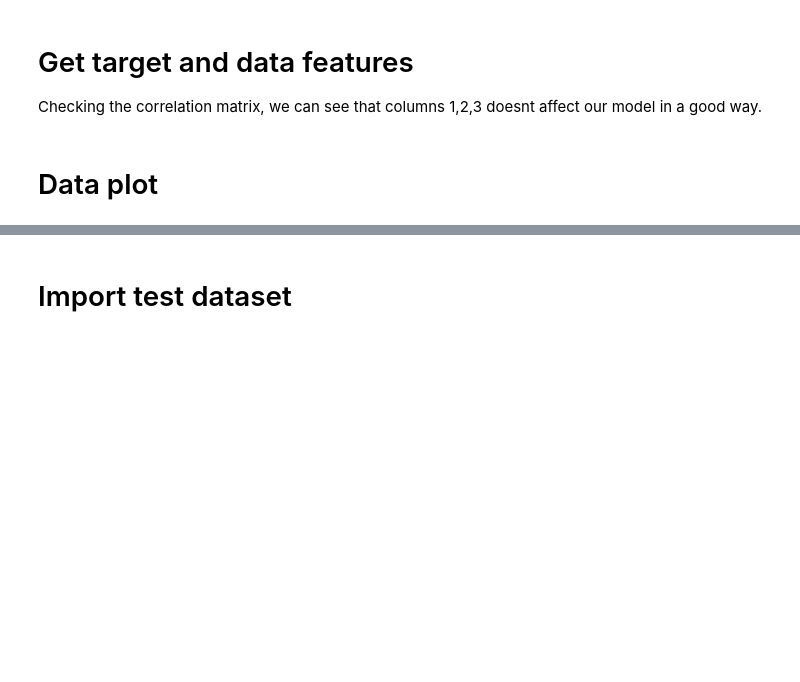
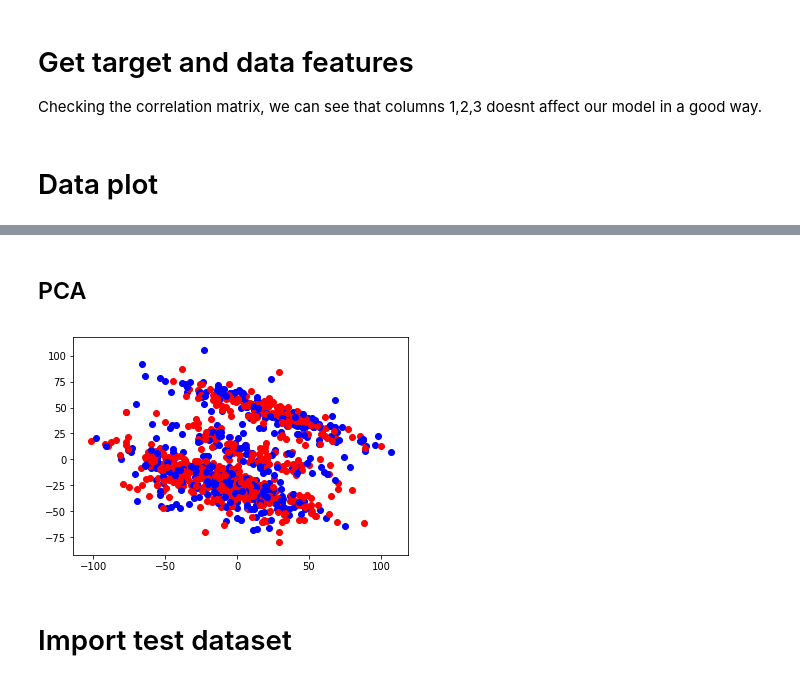
Before and after one commit to Machine-Learning-FGA/Dota2-Games-Results, a Jupyter notebook: Training customize table.ipynb, the cells around one changed output, grey strips where cells are left out. Drawn from its saved outputs; the diff is of its cells as text; code cells hidden in the pictures; blank space fills up the shorter version.

```diff
--- a/Training customize table.ipynb
+++ b/Training customize table.ipynb
@@ -66,3 +68,19 @@ plt.show()
+# %% [markdown]
+## PCA
+# %%
+from sklearn.decomposition import PCA
+pca = PCA(n_components=2)
+pca.fit(dados)
+dados_pca = pca.fit_transform(dados)
+
+for xis in range(len(dados_pca)):
+    if real_dataset.iloc[:, 0][xis] == 1:
+        plt.scatter(dados_pca[xis][0], dados_pca[xis][1], c='red')
+    else:
+        plt.scatter(dados_pca[xis][0], dados_pca[xis][1], c='blue')
+plt.show()
+# %% [output]
+[figure, added]
 # %% [markdown]
 # Import test dataset
 # %%
```
Also changed, not shown: parts of 6 cells of this notebook.
